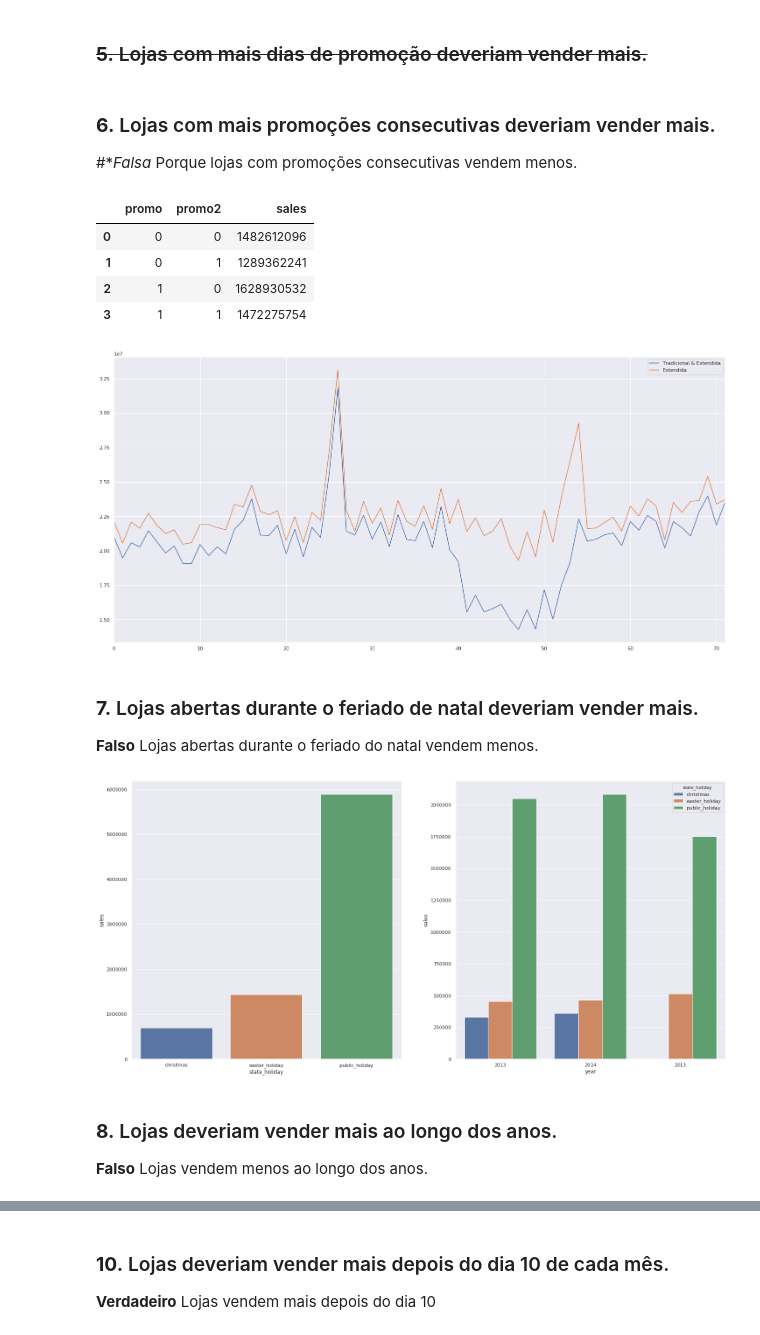
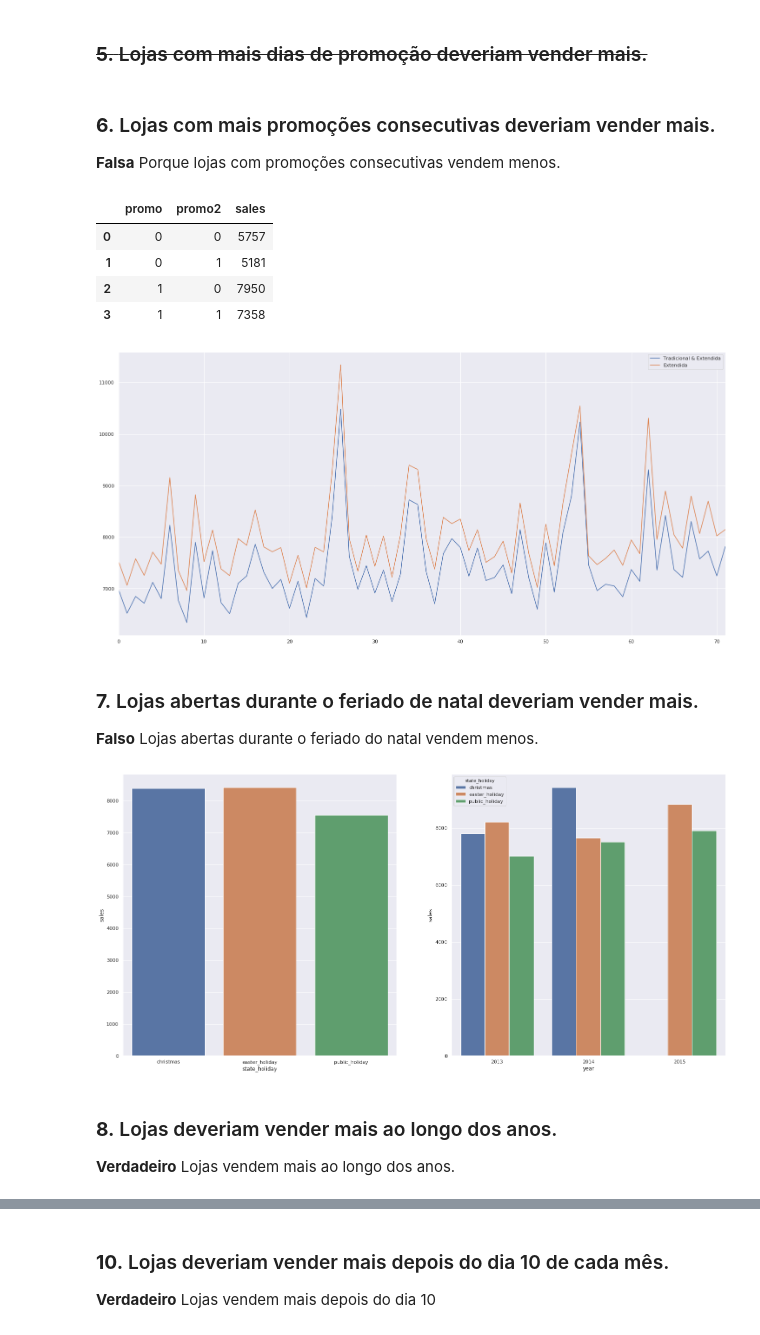
Before and after one commit to VictorTerror/DataScience_Em_Producao, a Jupyter notebook: Notebook_store_sales_prediction.ipynb, the cells around one changed output, grey strips where cells are left out. Cells and saved outputs as stored; diff of their text form; code cells hidden in the pictures.

Commit message:
sum for median

```diff
--- a/Notebook_store_sales_prediction.ipynb
+++ b/Notebook_store_sales_prediction.ipynb
@@ -624,41 +624,41 @@ sns.heatmap( aux1.corr( method='pearson' ), annot=True );
 ### <s>**5.** Lojas com mais dias de promoção deveriam vender mais.<s/>
 # %% [markdown]
 ### **6.** Lojas com mais promoções consecutivas deveriam vender mais.
-#**Falsa* Porque lojas com promoções consecutivas vendem menos.
+**Falsa** Porque lojas com promoções consecutivas vendem menos.
 # %%
-df4[['promo', 'promo2', 'sales']].groupby( ['promo', 'promo2'] ).sum().reset_index()
+df4[['promo', 'promo2', 'sales']].groupby( ['promo', 'promo2'] ).median().reset_index()
 # %% [output]
 |  | promo | promo2 | sales |
-| 0 | 0 | 0 | 1482612096 |
-| 1 | 0 | 1 | 1289362241 |
-| 2 | 1 | 0 | 1628930532 |
-| 3 | 1 | 1 | 1472275754 |
+| 0 | 0 | 0 | 5757 |
+| 1 | 0 | 1 | 5181 |
+| 2 | 1 | 0 | 7950 |
+| 3 | 1 | 1 | 7358 |
 # %%
-aux1 = df4[( df4['promo'] == 1 ) & ( df4['promo2'] == 1 )][['year_week', 'sales']].groupby( 'year_week' ).sum().reset_index()
+aux1 = df4[( df4['promo'] == 1 ) & ( df4['promo2'] == 1 )][['year_week', 'sales']].groupby( 'year_week' ).median().reset_index()
 ax = aux1.plot();
 
-aux2 = df4[( df4['promo'] == 1 ) & ( df4['promo2'] == 0 )][['year_week', 'sales']].groupby( 'year_week' ).sum().reset_index()
+aux2 = df4[( df4['promo'] == 1 ) & ( df4['promo2'] == 0 )][['year_week', 'sales']].groupby( 'year_week' ).median().reset_index()
 aux2.plot( ax=ax );
 
 ax.legend( labels=['Tradicional & Extendida', 'Extendida'] );
 # %% [output]
-[figure, old version]
+[figure, new version]
 # %% [markdown]
 ### **7.** Lojas abertas durante o feriado de natal deveriam vender mais.
 **Falso** Lojas abertas durante o feriado do natal vendem menos.
 # %%
 aux = df4[df4['state_holiday'] != 'regular_day']
 
 plt.subplot( 1, 2, 1)
-aux1 = aux[['state_holiday', 'sales']].groupby( 'state_holiday' ).sum().reset_index()
+aux1 = aux[['state_holiday', 'sales']].groupby( 'state_holiday' ).median().reset_index()
 sns.barplot( x='state_holiday', y='sales', data=aux1 );
 
 plt.subplot( 1, 2, 2)
-aux2 = aux[['year', 'state_holiday', 'sales']].groupby( ['year', 'state_holiday'] ).sum().reset_index()
+aux2 = aux[['year', 'state_holiday', 'sales']].groupby( ['year', 'state_holiday'] ).median().reset_index()
 sns.barplot( x='year', y='sales', hue='state_holiday', data=aux2 );
 # %% [output]
-[figure, old version]
+[figure, new version]
 # %% [markdown]
 ### **8.** Lojas deveriam vender mais ao longo dos anos.
-**Falso** Lojas vendem menos ao longo dos anos.
+**Verdadeiro** Lojas vendem mais ao longo dos anos.
 # %%
```
Also changed, not shown: parts of 16 cells of this notebook.
